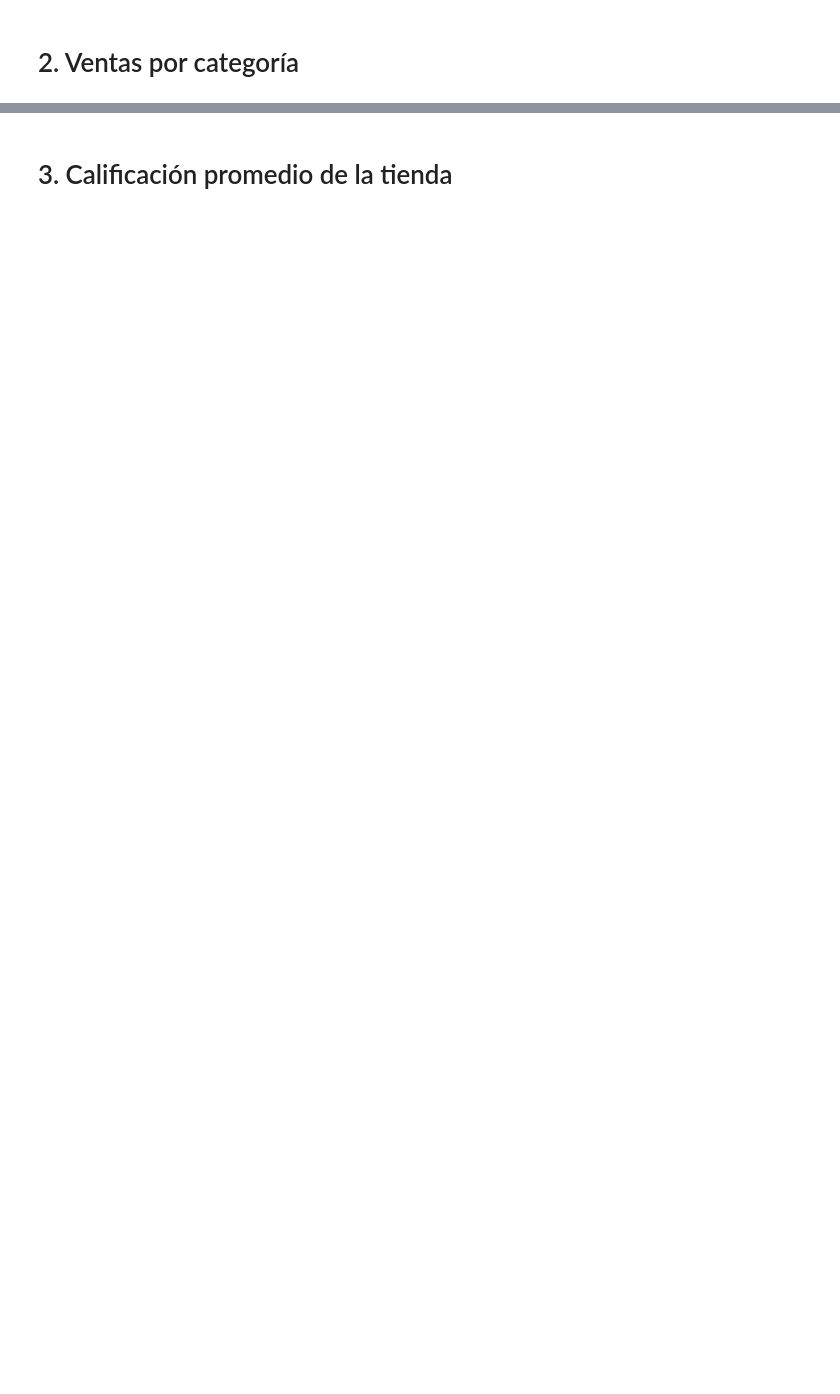
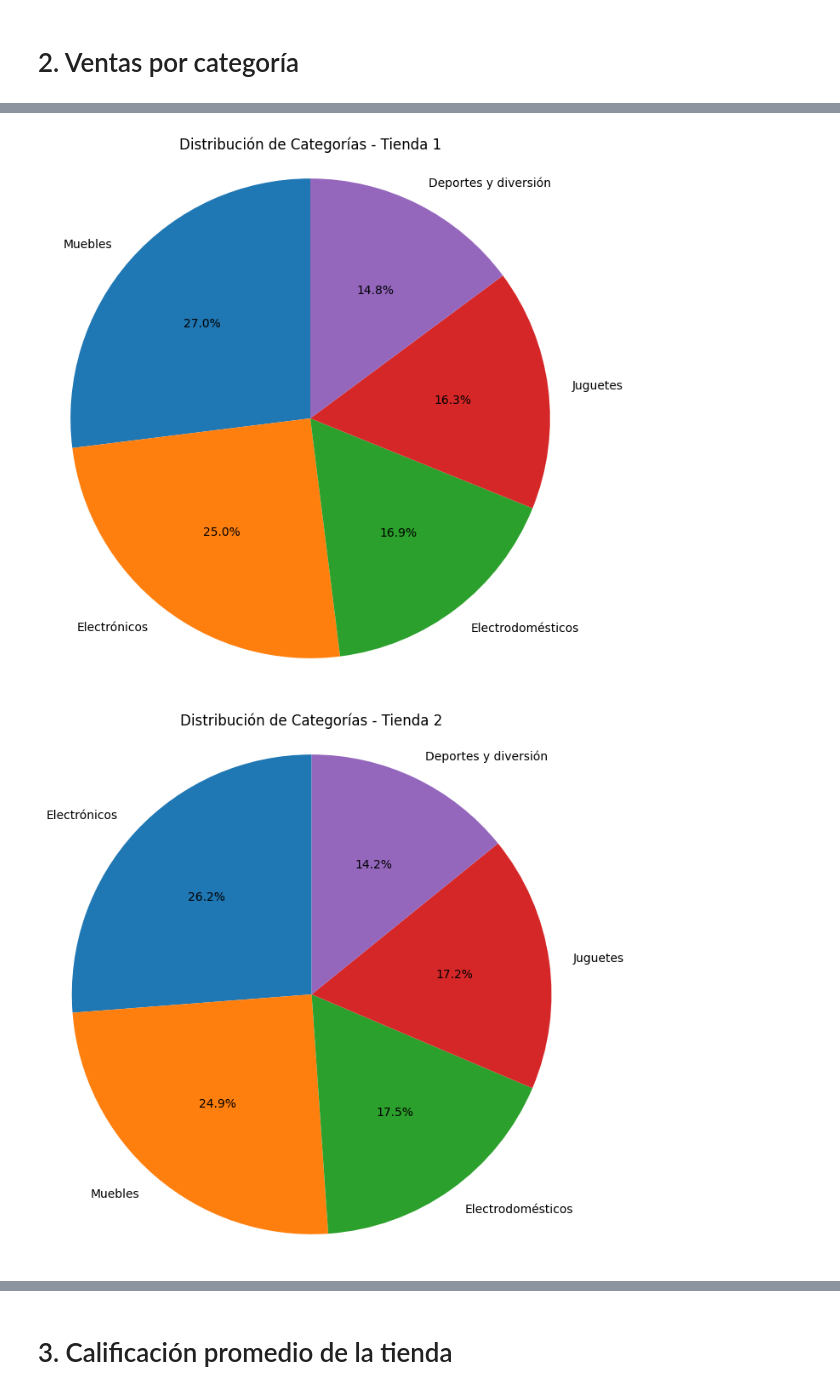
Before and after one commit to SarahiCarrizoT98/challenge1-data-science-latam, a Jupyter notebook: AluraStoreLatam.ipynb, the cells around one changed output, grey strips where cells are left out. Cells and saved outputs as stored; diff of their text form; code cells hidden in the pictures; blank space fills up the shorter version.

```diff
--- a/AluraStoreLatam.ipynb
+++ b/AluraStoreLatam.ipynb
@@ -208,0 +93,20 @@ plt.show()
+# %%
+class VentasPorCategoria(BaseAnalisisTiendasAluraLATAM):
+  def __init__(self):
+      super().__init__()
+
+  def ventas_categoria(self, id_tienda):
+    df = self.get_datos_tienda(id_tienda)
+    ventas_cat = df.groupby('Categoría del Producto') \
+                            ['Cantidad de cuotas'].sum()
+    return ventas_cat
+
+  def top_categorias(self, id_tienda, n=5):
+    ventas_cat = self.ventas_categoria(id_tienda)
+    return ventas_cat.nlargest(n)
+
+obj_ventas_cat = VentasPorCategoria()
+
+for i in range(1, obj_ventas_cat.get_total_tiendas() + 1):
+  print(f"\n--- Tienda {i} ---")
+  print(obj_ventas_cat.top_categorias(i))
@@ -208,0 +131,14 @@ plt.show()
+# %%
+import matplotlib.pyplot as plt
+
+for i in range(1, obj_ventas_cat.get_total_tiendas() + 1):
+    ventas_cat = obj_ventas_cat.top_categorias(i)
+
+    plt.figure(figsize=(8, 8))  # Ajusta el tamaño de la figura si es necesario
+    plt.pie(ventas_cat, labels=ventas_cat.index, autopct='%1.1f%%', startangle=90)
+    plt.title(f"Distribución de Categorías - Tienda {i}")
+    plt.axis('equal')  # Asegura que el gráfico sea un círculo
+    plt.show()
+# %% [output]
+[figure, added]
+[figure, added]
```
Also changed, not shown: parts of 48 cells of this notebook.
